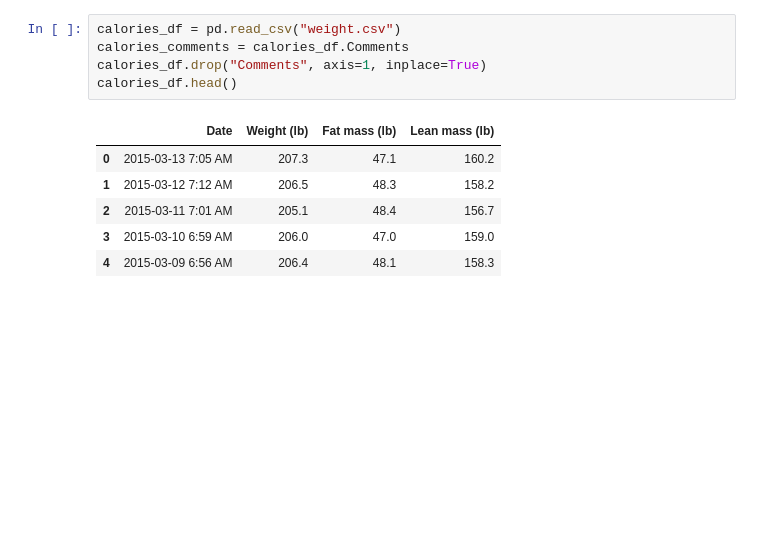
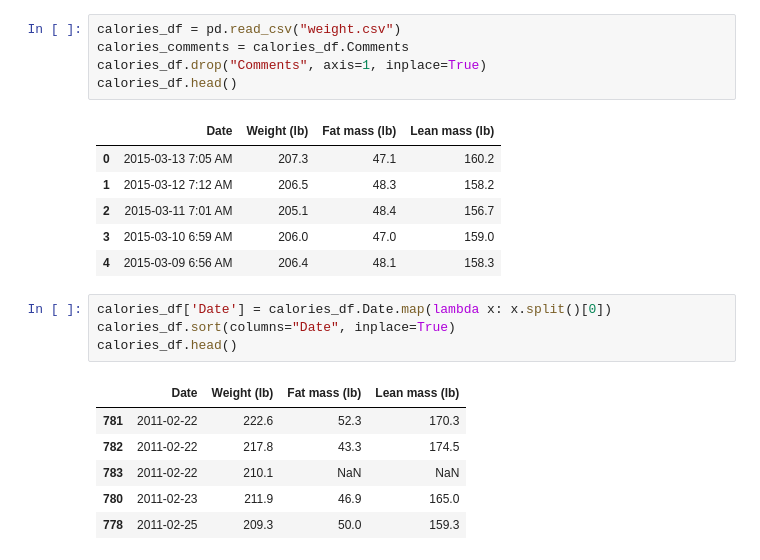
Before and after one commit to aflyax/Python, a Jupyter notebook: weight/weight.ipynb, the cells around one changed output. Drawn from its saved outputs; the diff is of its cells as text; blank space fills up the shorter version.

```diff
--- a/weight/weight.ipynb
+++ b/weight/weight.ipynb
@@ -39,6 +39,17 @@ calories_df.head()
 | 2 | 2015-03-11 7:01 AM | 205.1 | 48.4 | 156.7 |
 | 3 | 2015-03-10 6:59 AM | 206.0 | 47.0 | 159.0 |
 | 4 | 2015-03-09 6:56 AM | 206.4 | 48.1 | 158.3 |
+# %%
+calories_df['Date'] = calories_df.Date.map(lambda x: x.split()[0])
+calories_df.sort(columns="Date", inplace=True)
+calories_df.head()
+# %% [output]
+|  | Date | Weight (lb) | Fat mass (lb) | Lean mass (lb) |
+| 781 | 2011-02-22 | 222.6 | 52.3 | 170.3 |
+| 782 | 2011-02-22 | 217.8 | 43.3 | 174.5 |
+| 783 | 2011-02-22 | 210.1 | NaN | NaN |
+| 780 | 2011-02-23 | 211.9 | 46.9 | 165.0 |
+| 778 | 2011-02-25 | 209.3 | 50.0 | 159.3 |
 # %%
 calories_df.plot(x="Date")
 # %% [output]
```
Also changed, not shown: parts of 2 cells of this notebook.
